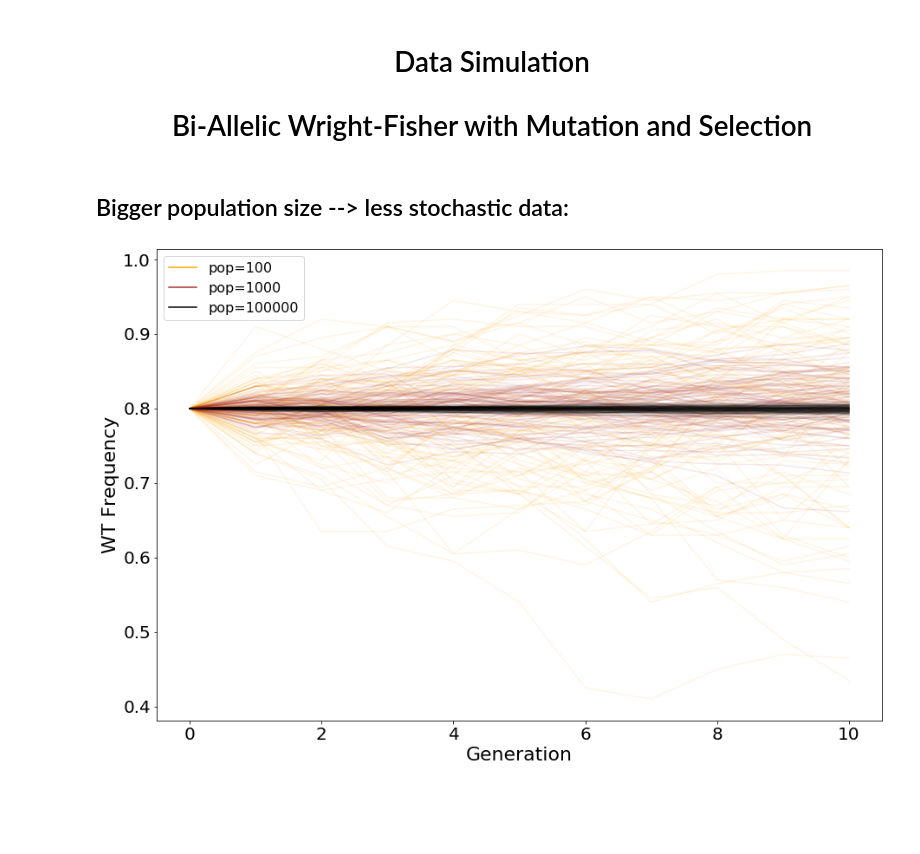
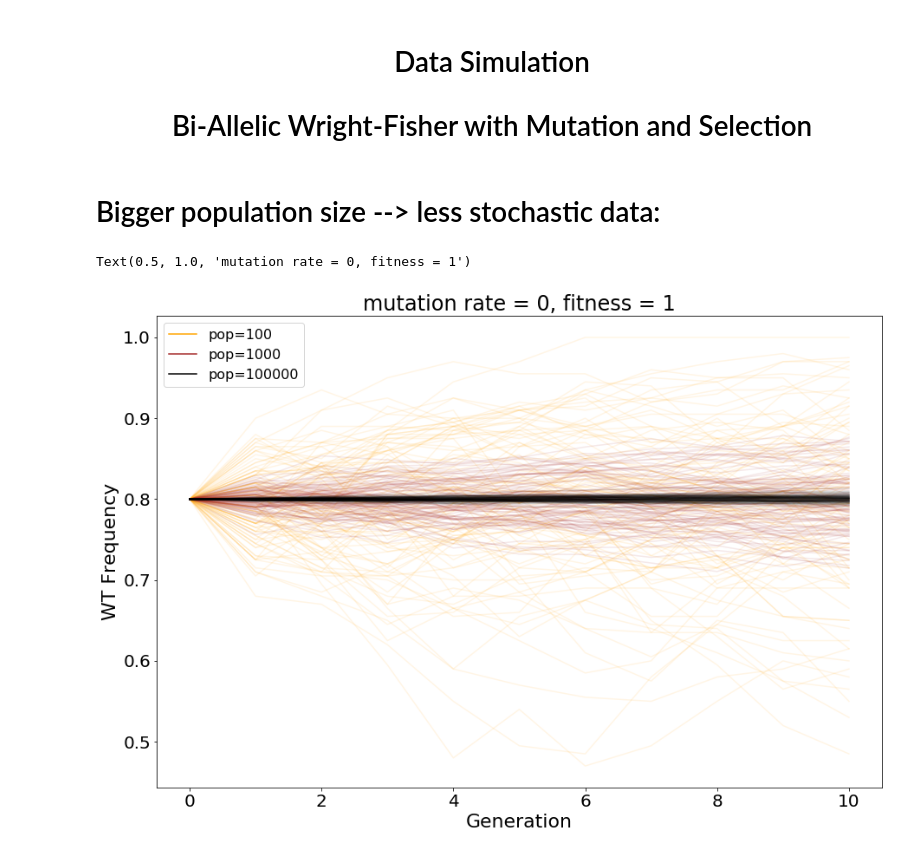
Before and after one commit to theitush/mutation-rate, a Jupyter notebook: Data Simulations.ipynb, the cells around one changed output. Drawn from its saved outputs; the diff is of its cells as text; code cells hidden in the pictures; blank space fills up the shorter version.

```diff
--- a/Data Simulations.ipynb
+++ b/Data Simulations.ipynb
@@ -39,15 +39,17 @@ def simulate_100(generations_number, wt_freq, population_size, fitness, mutation
 # %%
 set_plots_size_params(20)
 # %% [markdown]
-## Bigger population size -->  less stochastic data:
+# Bigger population size -->  less stochastic data:
 # %%
 plt.figure(figsize=(15,10))
 simulate_100(generations_number=10, wt_freq=0.8, population_size=100,
              fitness=1, mutation_rate=0, color='orange', label='pop=100')
 simulate_100(generations_number=10, wt_freq=0.8, population_size=1000,
              fitness=1, mutation_rate=0, color='brown', label='pop=1000')
 simulate_100(generations_number=10, wt_freq=0.8, population_size=100000,
              fitness=1, mutation_rate=0, color='black', label='pop=100000')
+plt.title("mutation rate = 0, fitness = 1")
 # %% [output]
+Text(0.5, 1.0, 'mutation rate = 0, fitness = 1')
-[figure, old version]
+[figure, new version]
 # %% [markdown]
```
Also changed, not shown: parts of 14 cells of this notebook.
